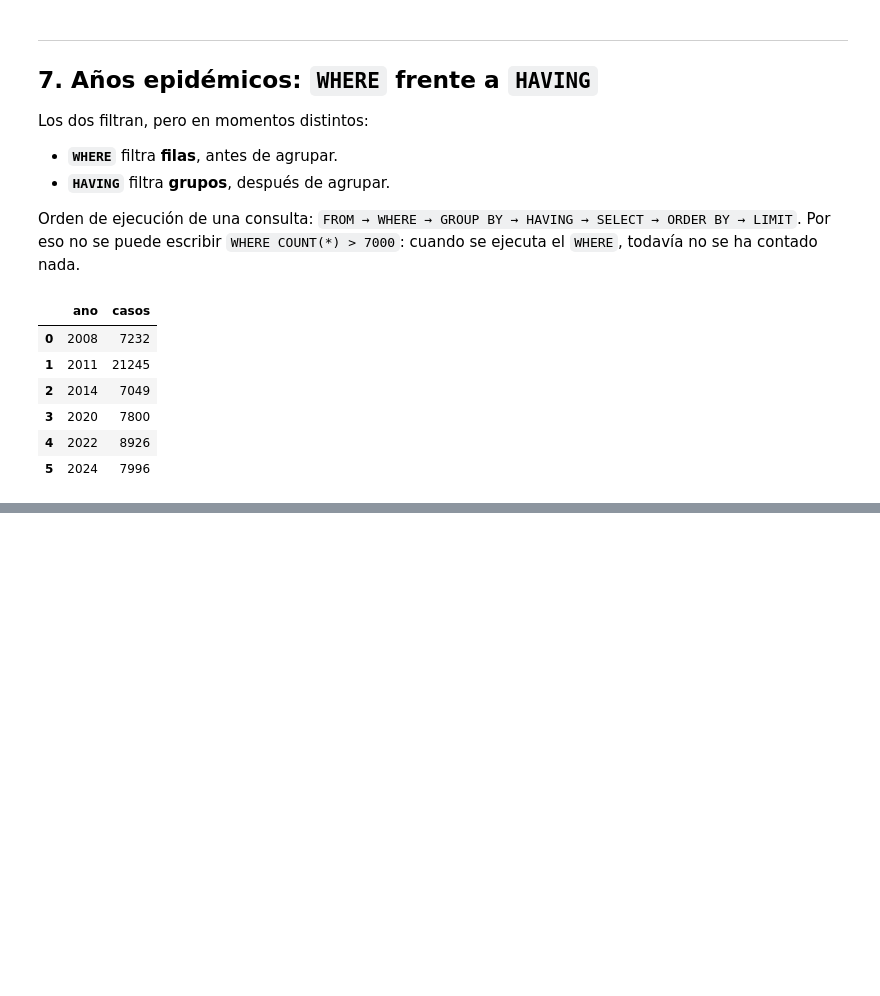
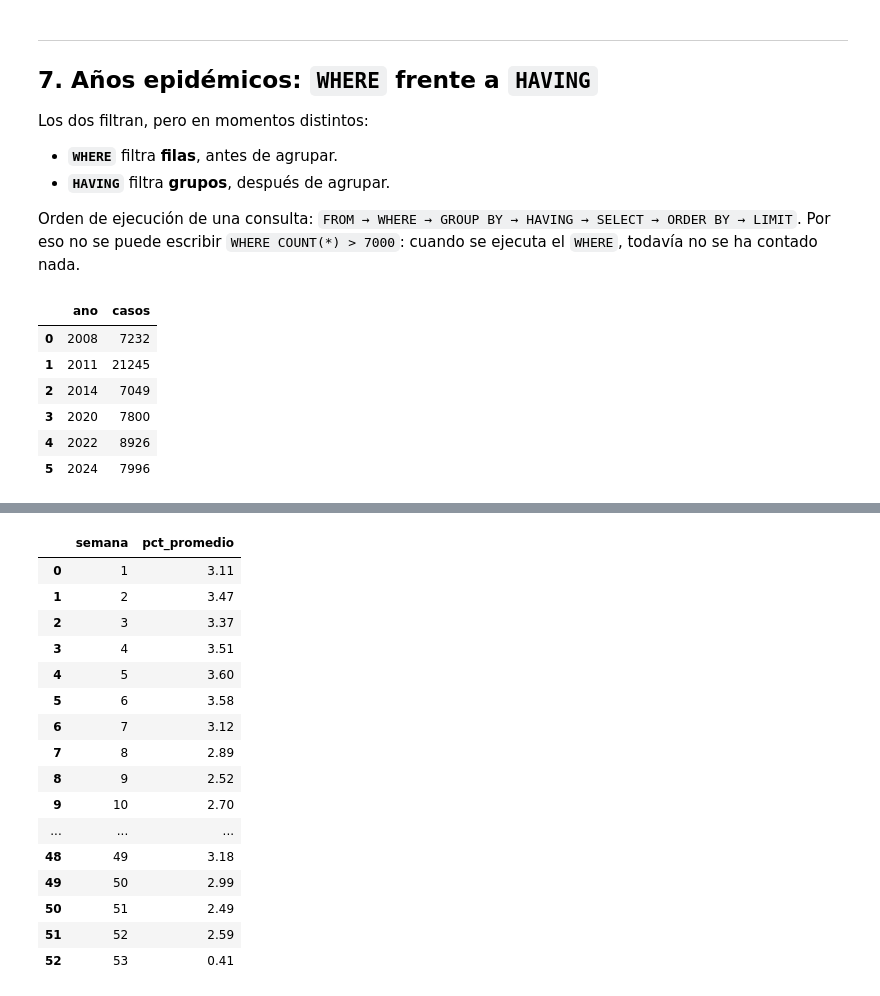
Before and after one commit to David-Sac/dengue-loreto, a Jupyter notebook: notebooks/03_sql.ipynb, the cells around one changed output, grey strips where cells are left out. Drawn from its saved outputs; the diff is of its cells as text; code cells hidden in the pictures; blank space fills up the shorter version.

```diff
--- a/notebooks/03_sql.ipynb
+++ b/notebooks/03_sql.ipynb
@@ -282,0 +359,39 @@ ORDER BY ano
+# %%
+consulta("""
+WITH semanal AS (
+    SELECT ano, semana, COUNT(*) AS casos
+    FROM casos
+    GROUP BY ano, semana
+),
+proporciones AS (
+    SELECT
+        ano,
+        semana,
+        casos * 100.0 / SUM(casos) OVER (PARTITION BY ano) AS pct
+    FROM semanal
+)
+SELECT
+    semana,
+    ROUND(SUM(pct) / (SELECT COUNT(DISTINCT ano) FROM casos), 2) AS pct_promedio
+FROM proporciones
+GROUP BY semana
+ORDER BY semana
+""")
+# %% [output]
+|  | semana | pct_promedio |
+| 0 | 1 | 3.11 |
+| 1 | 2 | 3.47 |
+| 2 | 3 | 3.37 |
+| 3 | 4 | 3.51 |
+| 4 | 5 | 3.60 |
+| 5 | 6 | 3.58 |
+| 6 | 7 | 3.12 |
+| 7 | 8 | 2.89 |
+| 8 | 9 | 2.52 |
+| 9 | 10 | 2.70 |
+| ... | ... | ... |
+| 48 | 49 | 3.18 |
+| 49 | 50 | 2.99 |
+| 50 | 51 | 2.49 |
+| 51 | 52 | 2.59 |
+| 52 | 53 | 0.41 |
```
Also changed, not shown: parts of 3 cells of this notebook.
